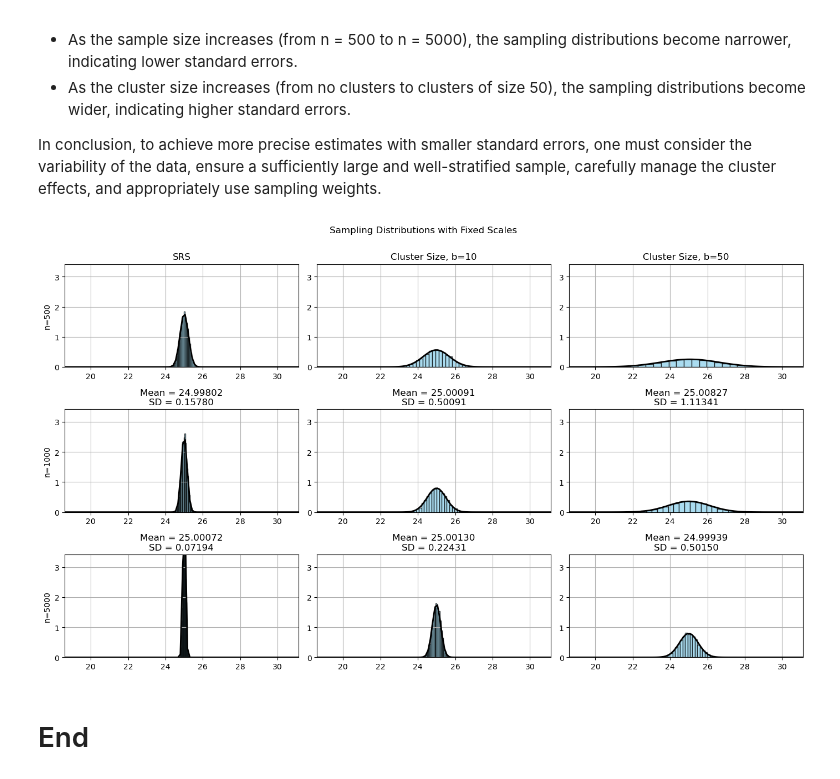
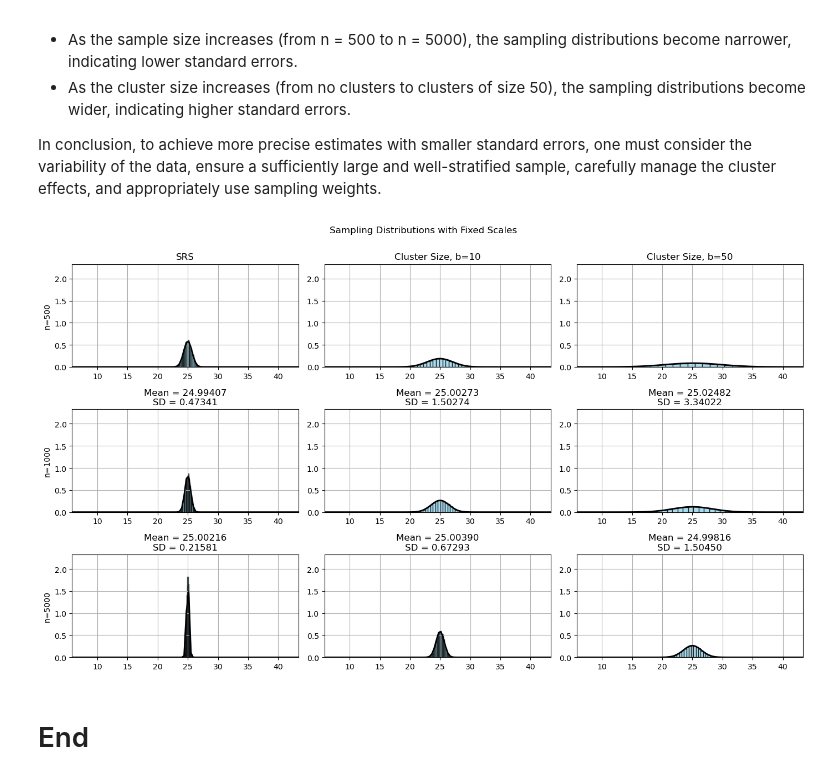
Before and after one commit to drevanzyl/PyStats, a Jupyter notebook: PyStats.ipynb, the cells around one changed output. Saved outputs shown, nothing was run; the diff lists cells and outputs as text; code cells hidden in the pictures.

```diff
--- a/PyStats.ipynb
+++ b/PyStats.ipynb
@@ -987,7 +987,7 @@ def simulate_sampling_distributions_fixed_scales(n_samples, cluster_sizes, n_sim
 
     # Defining the true population mean and standard deviation
     population_mean = 25
-    population_std = 5
+    population_std = 15
 
     # Initial values for fixed axes scales
     y_max = 0  # Will store the maximum y-value to set the same scale for y-axis across all plots
@@ -1016,7 +1016,7 @@ def simulate_sampling_distributions_fixed_scales(n_samples, cluster_sizes, n_sim
             x_max = max(x_max, bins.max())  # Update x_max if needed
 
     # Use the found y_max to set y-axis limit, and (x_min, x_max) for x-axis limit
-    y_max = y_max / n_simulations * 30.1  # Convert count to density and add some padding
+    y_max = y_max / n_simulations * 20.5  # Convert count to density and add some padding
     x_range = (x_min, x_max)
 
     # Second pass to plot with fixed scales
@@ -1044,36 +1044,33 @@ def simulate_sampling_distributions_fixed_scales(n_samples, cluster_sizes, n_sim
             # Overlaying the normal distribution
             x = np.linspace(x_range[0], x_range[1], 100)
             p = norm.pdf(x, mean_of_means, std_of_means)
             ax.plot(x, p, 'k', linewidth=2)
             title = f"Mean = {mean_of_means:.5f}\nSD = {std_of_means:.5f}"
             ax.set_title(title)
             ax.grid(True)
             ax.set_ylim(0, y_max)
             ax.set_xlim(x_range)
 
             # Only show y-axis labels for the leftmost plots
             if j == 0:
                 ax.set_ylabel(f"n={n}")
 
     # Adjust layout
     plt.tight_layout()
     plt.suptitle('Sampling Distributions with Fixed Scales', y=1.02)
 
     # Column titles
     for ax, column_title in zip(axes[0], ['SRS', 'Cluster Size, b=10', 'Cluster Size, b=50']):
         ax.set_title(column_title)
 
     # Save the figure
     plt.savefig('sampling_distributions_fixed_scales.png')
 
     return fig
 
 # Generate the figure with fixed scales
 fig_fixed_scales = simulate_sampling_distributions_fixed_scales(n_samples, cluster_sizes)
-
-# Display the figure
-plt.show()
 # %% [output]
-[figure, old version]
+[figure, new version]
 # %% [markdown]
 # End
```
Also changed, not shown: 1 other file.
